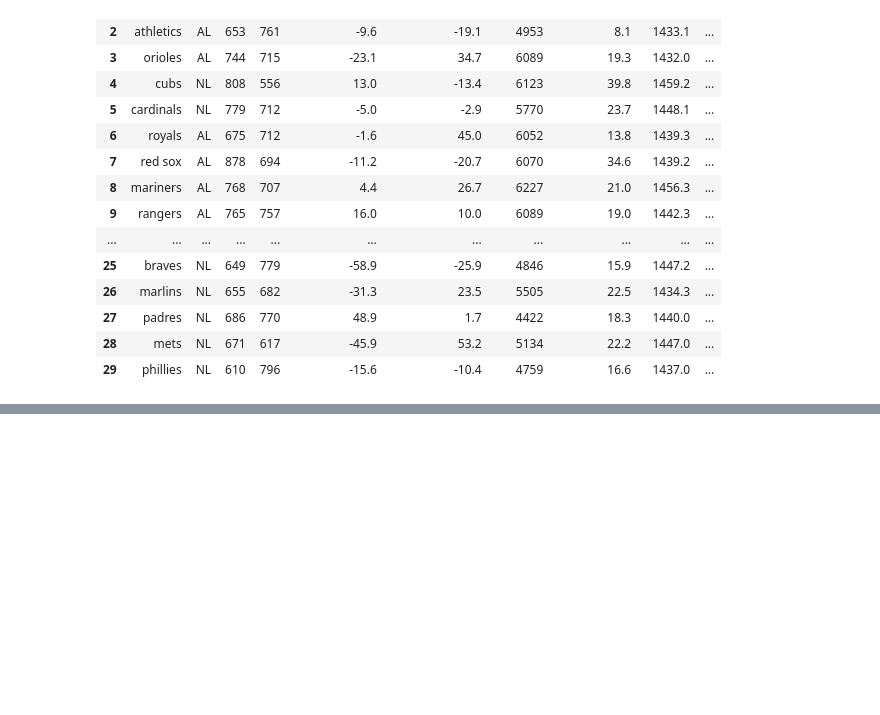
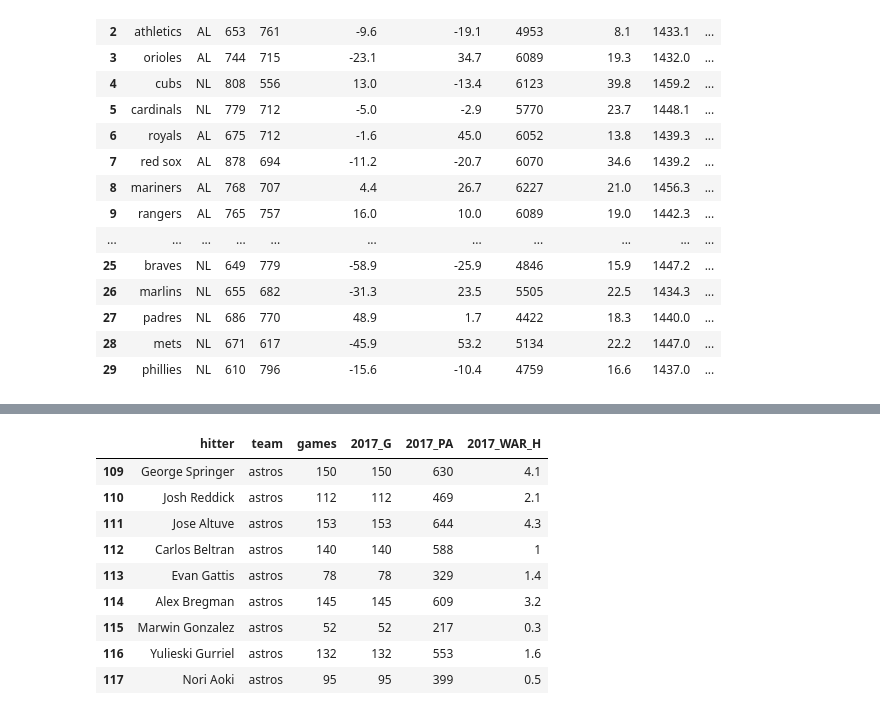
Before and after one commit to mtodisco10/daily_baseball, a Jupyter notebook: mlb_daily_script.ipynb, the cells around one changed output, grey strips where cells are left out. Saved outputs shown, nothing was run; the diff lists cells and outputs as text; code cells hidden in the pictures; blank space fills up the shorter version.

```diff
--- a/mlb_daily_script.ipynb
+++ b/mlb_daily_script.ipynb
@@ -290,6 +300,8 @@ h_depthcharts[(h_depthcharts['player'] == 'Craig Gentry') & (h_depthcharts['pa']
 # %%
 daily_hitters[daily_hitters['hitter'] == 'Nicholas Castellanos'] = 'Nick Castellanos'
 daily_hitters[daily_hitters['hitter'] == 'Greg Bird'] = 'Gregory Bird'
+daily_hitters[daily_hitters['hitter'] == 'Albert Almora Jr.'] = 'Albert Almora'
+daily_hitters[daily_hitters['hitter'] == 'Norichika Aoki'] = 'Nori Aoki'
 # %%
 daily_hitters_war = daily_hitters.merge(h_depthcharts, left_on = 'hitter', right_on = 'player')
 daily_hitters_war = daily_hitters_war.drop(['player', 'pa', 'war'], 1)
@@ -503,0 +565,13 @@ daily_final[['home_team', 'homeHitters','homeTm_Edge', 'homeTm_bet',
+# %%
+daily_hitters_war[daily_hitters_war.loc[:,'team'] == 'astros']
+# %% [output]
+|  | hitter | team | games | 2017_G | 2017_PA | 2017_WAR_H |
+| 109 | George Springer | astros | 150 | 150 | 630 | 4.1 |
+| 110 | Josh Reddick | astros | 112 | 112 | 469 | 2.1 |
+| 111 | Jose Altuve | astros | 153 | 153 | 644 | 4.3 |
+| 112 | Carlos Beltran | astros | 140 | 140 | 588 | 1 |
+| 113 | Evan Gattis | astros | 78 | 78 | 329 | 1.4 |
+| 114 | Alex Bregman | astros | 145 | 145 | 609 | 3.2 |
+| 115 | Marwin Gonzalez | astros | 52 | 52 | 217 | 0.3 |
+| 116 | Yulieski Gurriel | astros | 132 | 132 | 553 | 1.6 |
+| 117 | Nori Aoki | astros | 95 | 95 | 399 | 0.5 |
```
Also changed, not shown: parts of 12 cells of this notebook, 1 other file.
